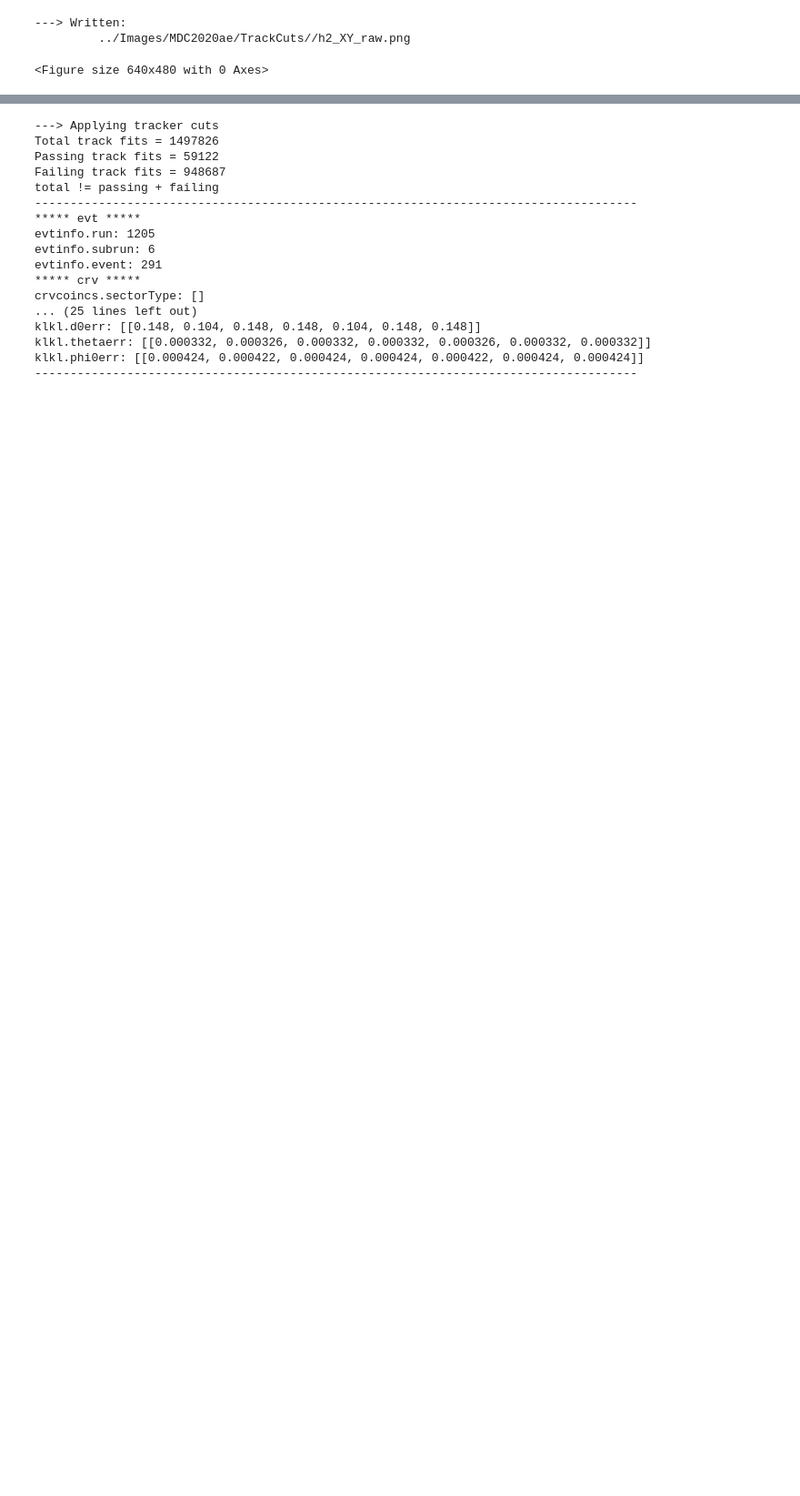
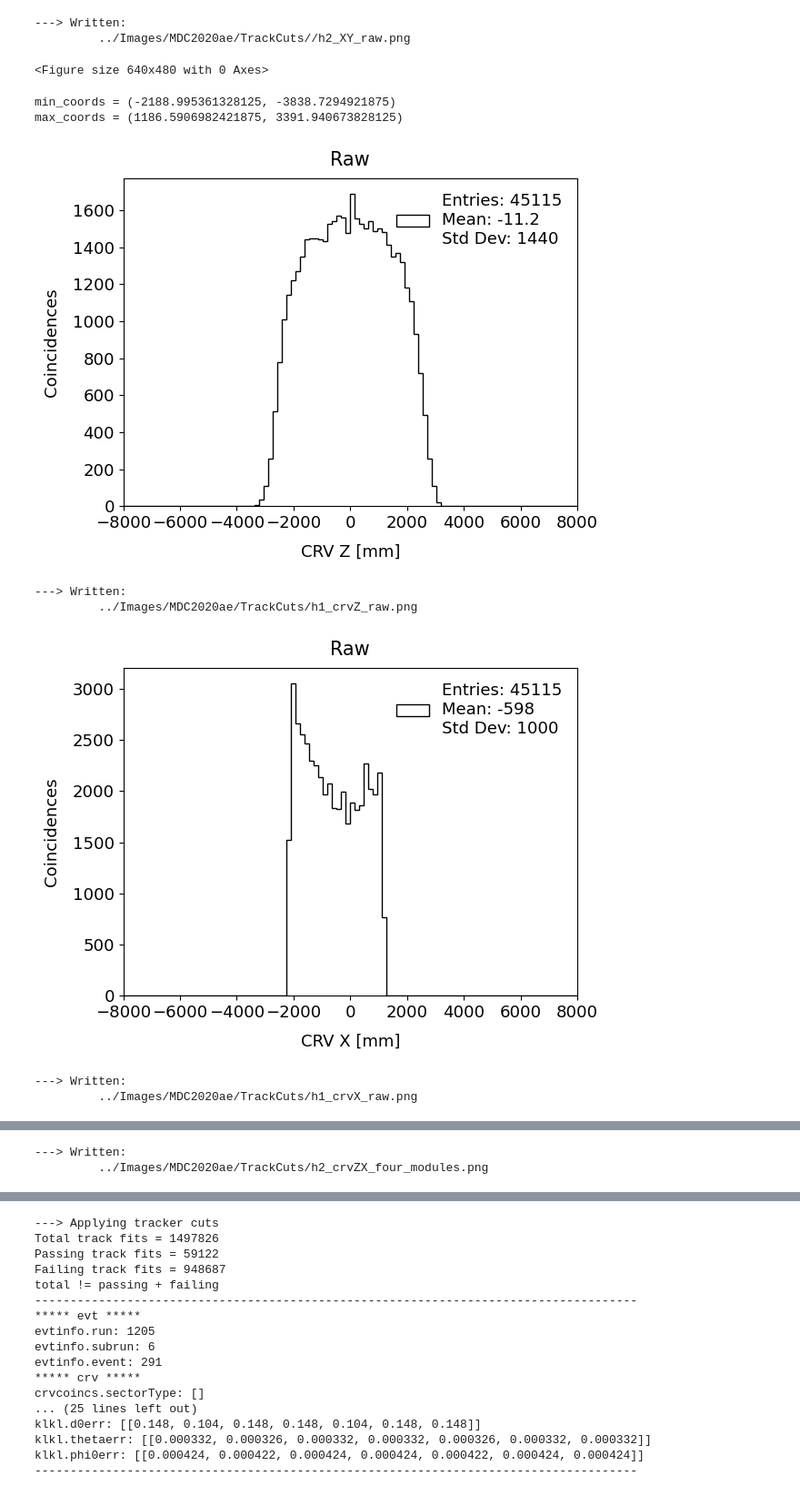
Before and after one commit to sam-grant/CRVSim, a Jupyter notebook: Analyses/Jupyter/TrackCuts.ipynb, the cells around one changed output, grey strips where cells are left out. Shown at 91% size. Cells and saved outputs as stored; diff of their text form; code cells hidden in the pictures; blank space fills up the shorter version.

Commit message:
Added CRV-T fiducial cut (2 modules not four?).

```diff
--- a/Analyses/Jupyter/TrackCuts.ipynb
+++ b/Analyses/Jupyter/TrackCuts.ipynb
@@ -365,3 +428,77 @@ def ApplyTrackerCuts(arrays_, fail=False, quiet=False):
     else:
         arrays_["fail_track_cuts"] = (trkCut & trkFitCut)
         return arrays_[arrays_["fail_track_cuts"]]
+# %%
+# Find CRV-T fiducial area
+
+sector1Condition = data_["crv"]["crvcoincs.sectorType"] == 1
+
+xCRVT = ak.flatten(data_["crv"]["crvcoincs.pos.fCoordinates.fZ"][sector1Condition], axis=None)
+zCRVT = ak.flatten(data_["crv"]["crvcoincs.pos.fCoordinates.fX"][sector1Condition], axis=None)
+
+min_box_coords = (np.min(xCRVT), np.min(zCRVT))
+max_box_coords = (np.max(xCRVT), np.max(zCRVT))
+
+print(f"min_coords = ({np.min(xCRVT)}, {np.min(zCRVT)})")
+print(f"max_coords = ({np.max(xCRVT)}, {np.max(zCRVT)})")
+
+Plot1D(zCRVT
+       , nbins=100, xmin=-8000, xmax=8000
+       , title="Raw", xlabel="CRV Z [mm]", ylabel="Coincidences"
+       , fout=f"../Images/{recon}/TrackCuts/h1_crvZ_raw.png")
+
+Plot1D(xCRVT
+       , nbins=100, xmin=-8000, xmax=8000
+       , title="Raw", xlabel="CRV X [mm]", ylabel="Coincidences"
+       , fout=f"../Images/{recon}/TrackCuts/h1_crvX_raw.png")
+
+
+# Plot2D(x=xCRVT, y=zCRVT
+#        , nbinsX=100, xmin=-8000, xmax=8000, nbinsY=100, ymin=-8000, ymax=8000
+#        , min_box_coords=min_box_coords, max_box_coords=max_box_coords
+#        # , xbox_= [-crvDS_len/2, crvDS_len/2], ybox_ =  [-crvDS_wid/2, crvDS_wid/2]
+#        , title="Raw", xlabel="CRV Z [mm]", ylabel="CRV X [mm]"
+#        , fout=f"../Images/{recon}/TrackCuts/h2_crvZX_raw.png", log=False)
+
+min_box_coords = (-3423.0-500, -6100/2)
+max_box_coords = (3423.0-500, 6100/2)
+
+Plot2D(x=xCRVT, y=zCRVT
+       , nbinsX=100, xmin=-8000, xmax=8000, nbinsY=100, ymin=-8000, ymax=8000
+       , min_box_coords=min_box_coords, max_box_coords=max_box_coords
+       # , xbox_= [-crvDS_len/2, crvDS_len/2], ybox_ =  [-crvDS_wid/2, crvDS_wid/2]
+       , title="CRV-T: four module box", xlabel="CRV Z [mm]", ylabel="CRV X [mm]"
+       , fout=f"../Images/{recon}/TrackCuts/h2_crvZX_four_modules.png", log=False)
+
+# CRV-T module overall length 6100 mm
+# CRV-T module overall width 951.0 mm
+# Total layer offset 42.00*(4-1) = 127 mm
+# Four modules side-by-side w_tot = w + (N-1)*(w-off) = 951 + (4-1)*(951-127) = 3423.0
+# Are there really four in this model?
+# 951.0 + (2-1)*(951-127) = 3423.0
+
+min_box_coords = (-1775.0-500, -6100/2)
+max_box_coords = (1775.0-500, 6100/2)
+
+Plot2D(x=xCRVT, y=zCRVT
+       , nbinsX=100, xmin=-8000, xmax=8000, nbinsY=100, ymin=-8000, ymax=8000
+       , min_box_coords=min_box_coords, max_box_coords=max_box_coords
+       # , xbox_= [-crvDS_len/2, crvDS_len/2], ybox_ =  [-crvDS_wid/2, crvDS_wid/2]
+       , title="CRV-T: two module box", xlabel="CRV Z [mm]", ylabel="CRV X [mm]"
+       , fout=f"../Images/{recon}/TrackCuts/h2_crvZX_two_modules.png", log=False)
+
+Plot2D(x=xCRVT, y=zCRVT
+       , nbinsX=100, xmin=-8000, xmax=8000, nbinsY=100, ymin=-8000, ymax=8000
+       , min_box_coords=min_box_coords, max_box_coords=max_box_coords
+       # , xbox_= [-crvDS_len/2, crvDS_len/2], ybox_ =  [-crvDS_wid/2, crvDS_wid/2]
+       , title="CRV-T", xlabel="CRV Z [mm]", ylabel="CRV X [mm]"
+       , fout=f"../Images/{recon}/TrackCuts/h2_crvZX_area.png", log=False)
+# %% [output]
+min_coords = (-2188.995361328125, -3838.7294921875)
+max_coords = (1186.5906982421875, 3391.940673828125)
+[figure, added]
+---> Written:
+         ../Images/MDC2020ae/TrackCuts/h1_crvZ_raw.png
+[figure, added]
+---> Written:
+         ../Images/MDC2020ae/TrackCuts/h1_crvX_raw.png
@@ -367,0 +506,2 @@ def ApplyTrackerCuts(arrays_, fail=False, quiet=False):
+---> Written:
+         ../Images/MDC2020ae/TrackCuts/h2_crvZX_four_modules.png
```
Also changed, not shown: parts of 13 cells of this notebook, 1 other file.
